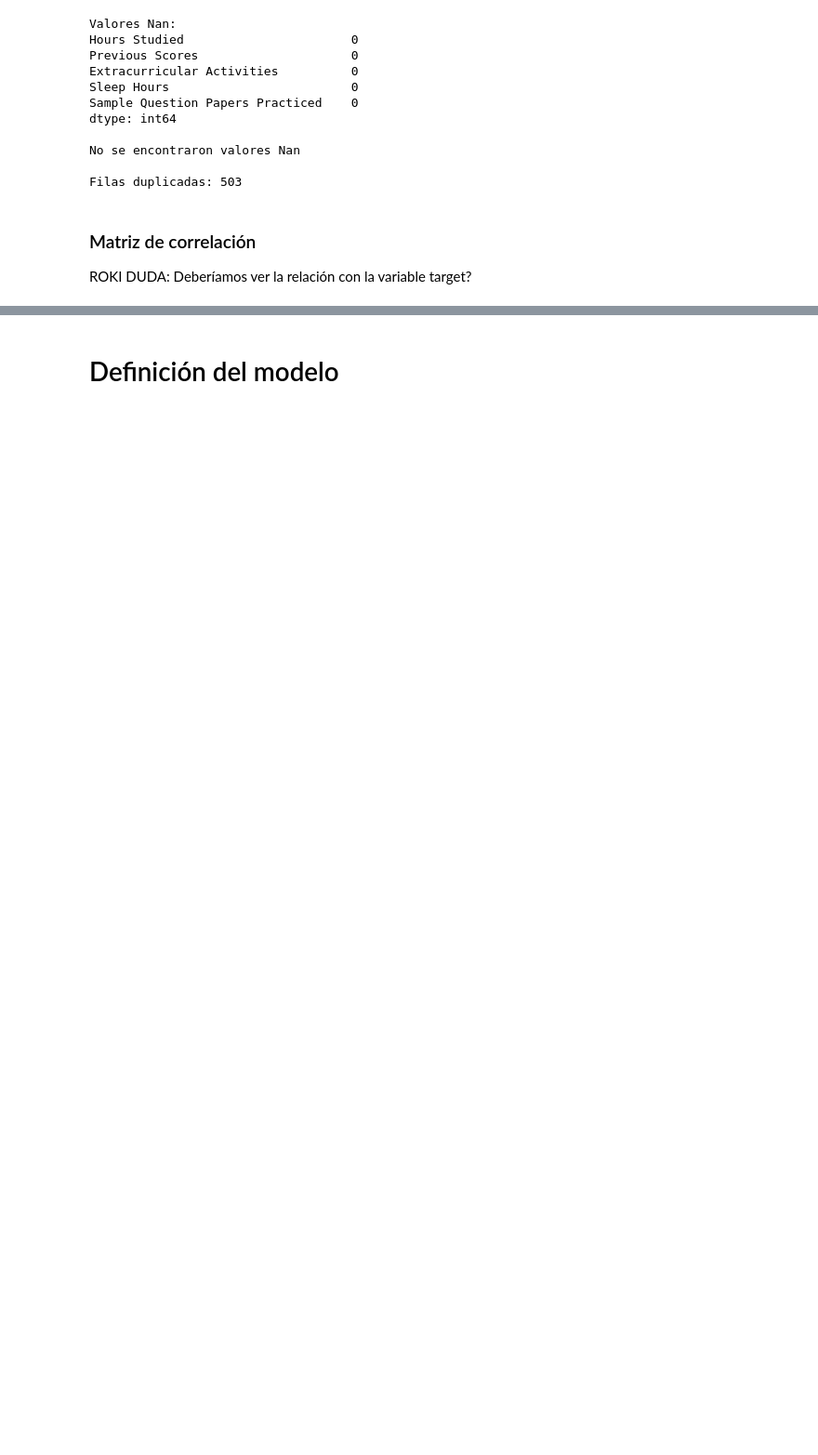
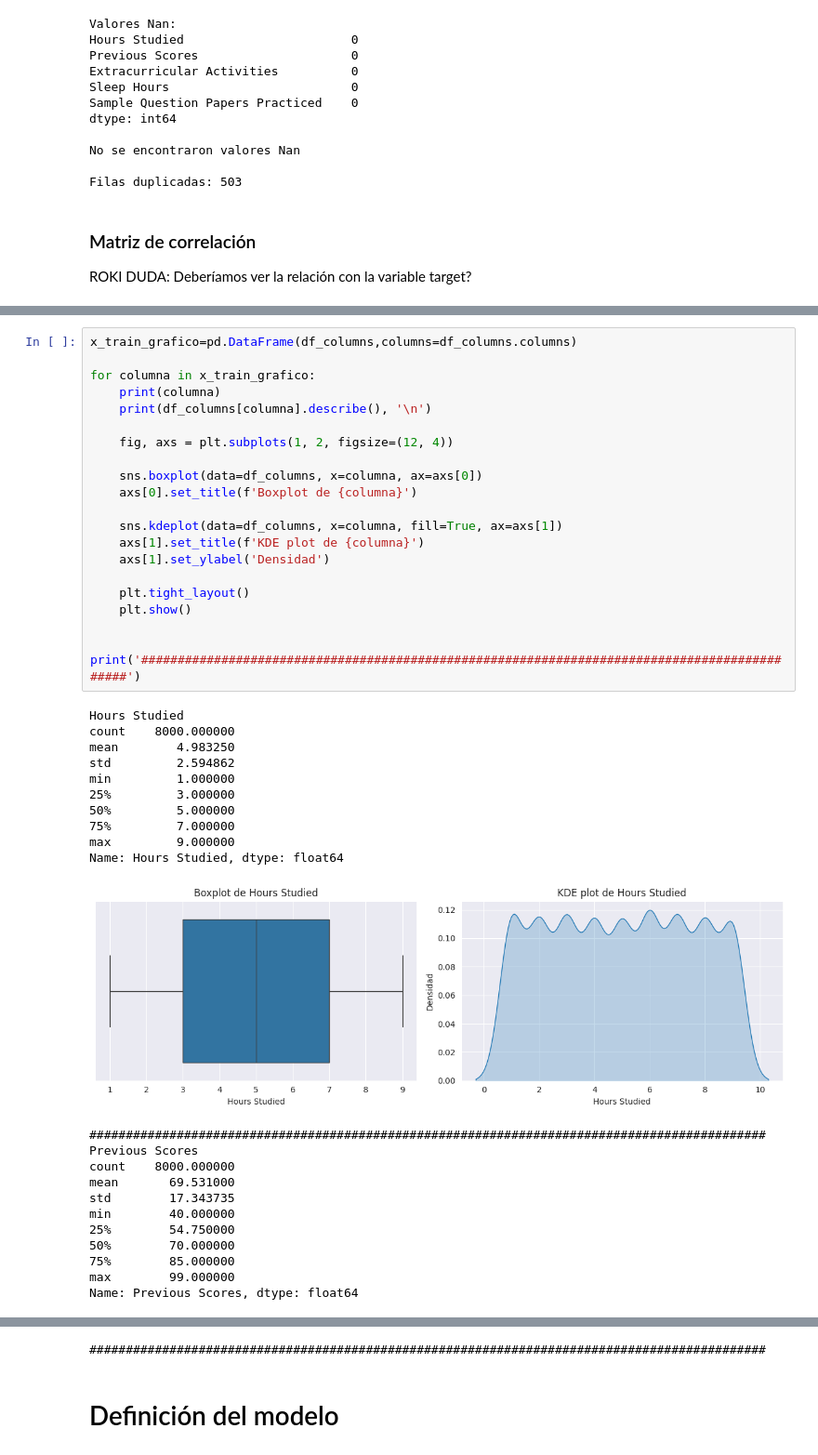
Before and after one commit to therokitoki/AA2_TP_Alsop-Hachen-Nemeth, a Jupyter notebook: ejercicio1.ipynb, the cells around one changed output, grey strips where cells are left out. Shown: that part at 93% size. Cells and saved outputs as stored; diff of their text form; blank space fills up the shorter version.

```diff
--- a/ejercicio1.ipynb
+++ b/ejercicio1.ipynb
@@ -179,0 +191,43 @@ plt.show()
+# %%
+x_train_grafico=pd.DataFrame(df_columns,columns=df_columns.columns)
+
+for columna in x_train_grafico:
+    print(columna)
+    print(df_columns[columna].describe(), '\n')
+
+    fig, axs = plt.subplots(1, 2, figsize=(12, 4))
+
+    sns.boxplot(data=df_columns, x=columna, ax=axs[0])
+    axs[0].set_title(f'Boxplot de {columna}')
+
+    sns.kdeplot(data=df_columns, x=columna, fill=True, ax=axs[1])
+    axs[1].set_title(f'KDE plot de {columna}')
+    axs[1].set_ylabel('Densidad')
+
+    plt.tight_layout()
+    plt.show()
+
+    print('#############################################################################################')
+# %% [output]
+Hours Studied
+count    8000.000000
+mean        4.983250
+std         2.594862
+min         1.000000
+25%         3.000000
+50%         5.000000
+75%         7.000000
+max         9.000000
+Name: Hours Studied, dtype: float64
+[figure, added]
+#############################################################################################
+Previous Scores
+count    8000.000000
+mean       69.531000
+std        17.343735
+min        40.000000
+25%        54.750000
+50%        70.000000
+75%        85.000000
+max        99.000000
+Name: Previous Scores, dtype: float64
@@ -180,3 +283,4 @@ plt.show()
+#############################################################################################
 # %% [markdown]
 # Definición del modelo
 # %%
```
Also changed, not shown: parts of 10 cells of this notebook.
